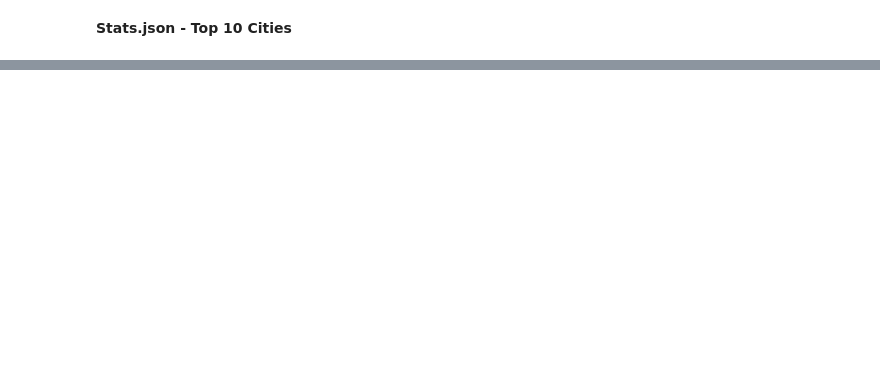
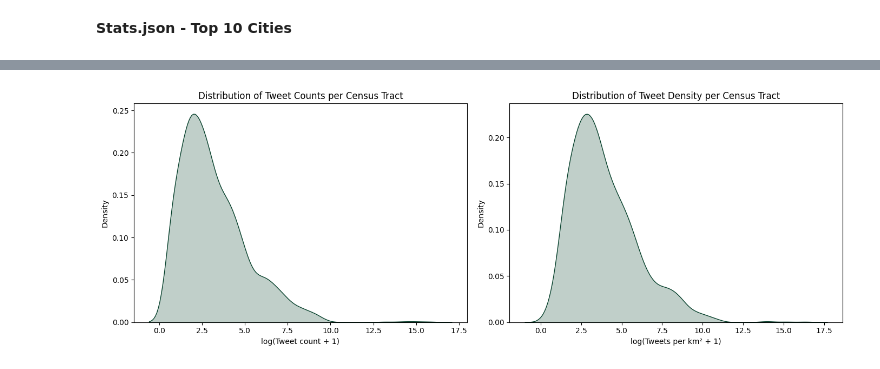
Before and after one commit to tomcavilla/Twitter-Sentiment, a Jupyter notebook: Analysis.ipynb, the cells around one changed output, grey strips where cells are left out. Cells and saved outputs as stored; diff of their text form; code cells hidden in the pictures; blank space fills up the shorter version.

```diff
--- a/Analysis.ipynb
+++ b/Analysis.ipynb
@@ -185,0 +218,9 @@ plt.show()
+# %%
+from AnalysisTools import map_city_tweets
+
+tracts_info = map_city_tweets(
+        city="New York",
+        shapefile="Utilities/Shapefiles/New York Tracts/tl_2017_36_tract.shp",
+        outfile="../CityMaps/NYC_Tweet_Map.html",
+        map_start=[40.7128, -74.0060]
+    )
@@ -185,0 +236,23 @@ plt.show()
+# %%
+import matplotlib.pyplot as plt
+import seaborn as sns
+import numpy as np
+
+tracts_info = tracts_info[tracts_info["tweet_count"] > 0]
+
+fig, axes = plt.subplots(1, 2, figsize=(14, 5))
+
+sns.kdeplot(np.log1p(tracts_info["tweet_count"]), fill=True, color='#06402B', ax=axes[0])
+axes[0].set_xlabel("log(Tweet count + 1)")
+axes[0].set_ylabel("Density")
+axes[0].set_title("Distribution of Tweet Counts per Census Tract")
+
+sns.kdeplot(np.log1p(tracts_info["tweet_density"]), fill=True, color='#06402B', ax=axes[1])
+axes[1].set_xlabel("log(Tweets per km² + 1)")
+axes[1].set_ylabel("Density")
+axes[1].set_title("Distribution of Tweet Density per Census Tract")
+
+plt.tight_layout()
+plt.show()
+# %% [output]
+[figure, added]
```
Also changed, not shown: parts of 41 cells of this notebook, 14 other files.
